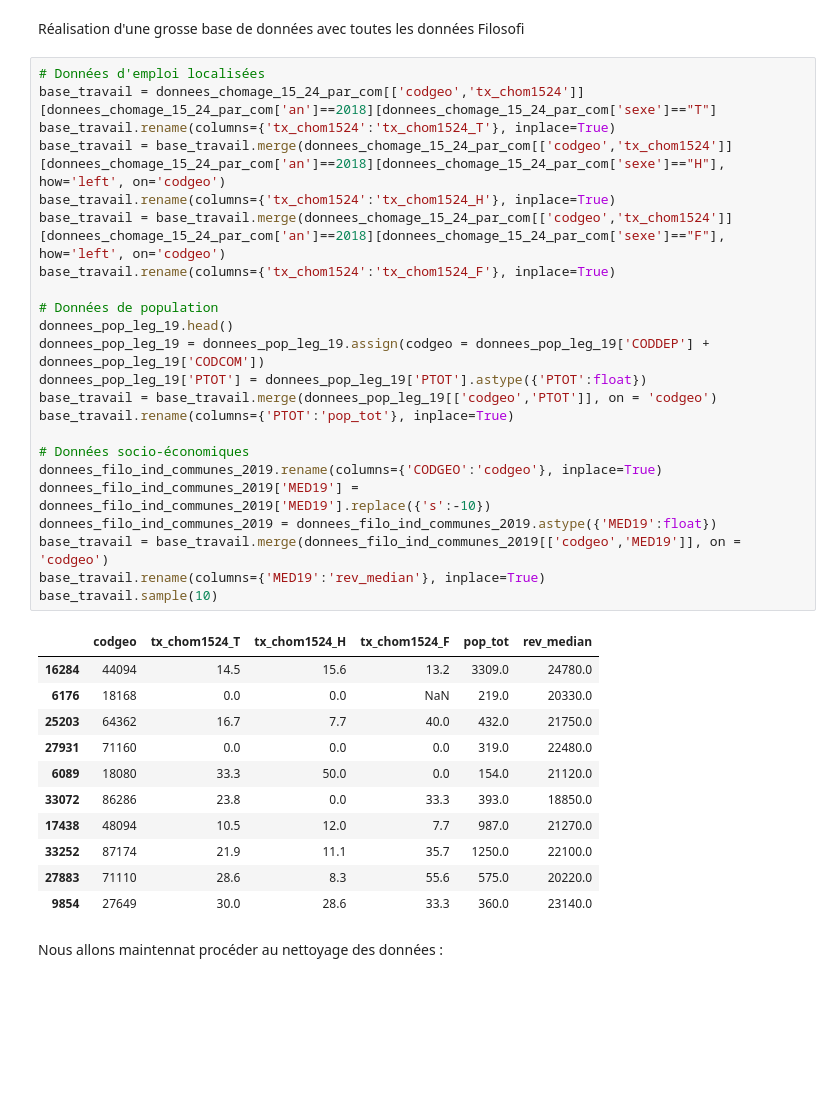
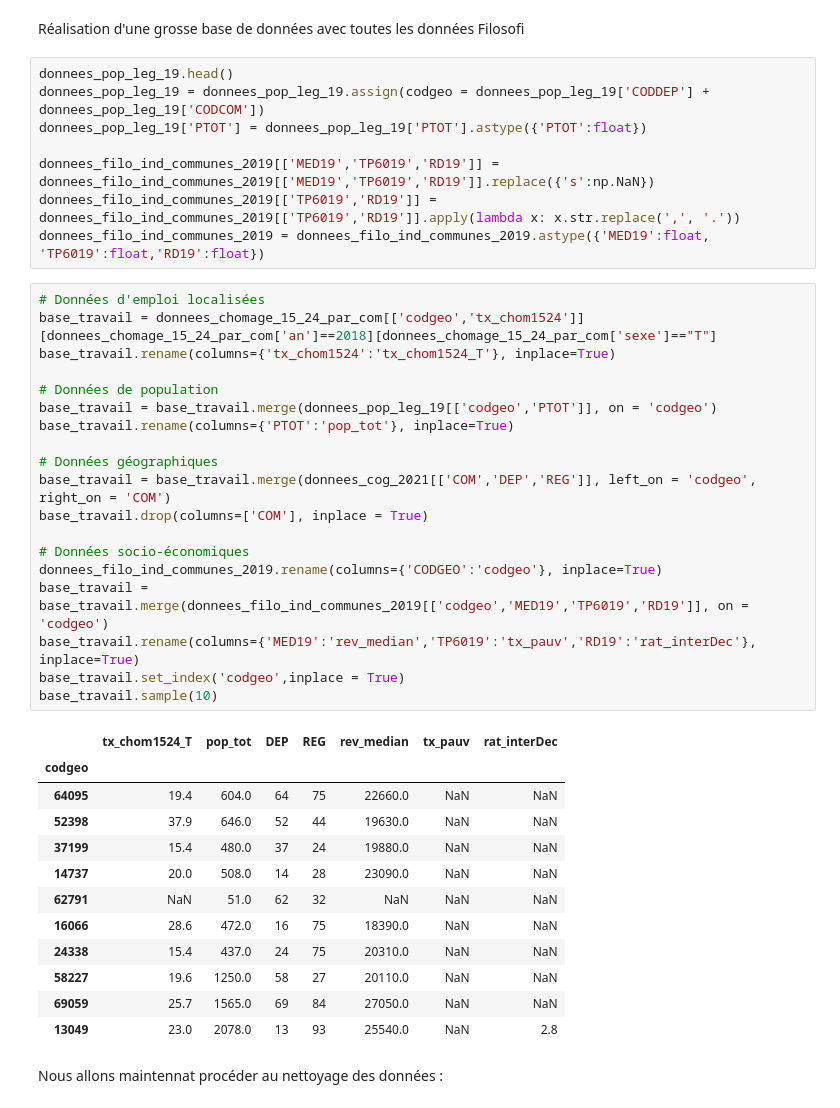
Before and after one commit to LeoMaurice/SportsParticipationEconomicGeographic, a Jupyter notebook: cleaningFilosofiCommunes.ipynb, the cells around one changed output. Saved outputs shown, nothing was run; the diff lists cells and outputs as text; blank space fills up the shorter version.

```diff
--- a/cleaningFilosofiCommunes.ipynb
+++ b/cleaningFilosofiCommunes.ipynb
@@ -277,41 +280,46 @@ else:
 Stored 'donnees_filo_ind_communes_2019' (DataFrame)
 # %% [markdown]
 Réalisation d'une grosse base de données avec toutes les données Filosofi
+# %%
+donnees_pop_leg_19.head()
+donnees_pop_leg_19 = donnees_pop_leg_19.assign(codgeo = donnees_pop_leg_19['CODDEP'] + donnees_pop_leg_19['CODCOM'])
+donnees_pop_leg_19['PTOT'] = donnees_pop_leg_19['PTOT'].astype({'PTOT':float})
+
+donnees_filo_ind_communes_2019[['MED19','TP6019','RD19']] = donnees_filo_ind_communes_2019[['MED19','TP6019','RD19']].replace({'s':np.NaN})
+donnees_filo_ind_communes_2019[['TP6019','RD19']] = donnees_filo_ind_communes_2019[['TP6019','RD19']].apply(lambda x: x.str.replace(',', '.'))
+donnees_filo_ind_communes_2019 = donnees_filo_ind_communes_2019.astype({'MED19':float, 'TP6019':float,'RD19':float})
 # %%
 # Données d'emploi localisées
 base_travail = donnees_chomage_15_24_par_com[['codgeo','tx_chom1524']][donnees_chomage_15_24_par_com['an']==2018][donnees_chomage_15_24_par_com['sexe']=="T"]
 base_travail.rename(columns={'tx_chom1524':'tx_chom1524_T'}, inplace=True)
-base_travail = base_travail.merge(donnees_chomage_15_24_par_com[['codgeo','tx_chom1524']][donnees_chomage_15_24_par_com['an']==2018][donnees_chomage_15_24_par_com['sexe']=="H"], how='left', on='codgeo')
-base_travail.rename(columns={'tx_chom1524':'tx_chom1524_H'}, inplace=True)
-base_travail = base_travail.merge(donnees_chomage_15_24_par_com[['codgeo','tx_chom1524']][donnees_chomage_15_24_par_com['an']==2018][donnees_chomage_15_24_par_com['sexe']=="F"], how='left', on='codgeo')
-base_travail.rename(columns={'tx_chom1524':'tx_chom1524_F'}, inplace=True)
 
 # Données de population
-donnees_pop_leg_19.head()
-donnees_pop_leg_19 = donnees_pop_leg_19.assign(codgeo = donnees_pop_leg_19['CODDEP'] + donnees_pop_leg_19['CODCOM'])
-donnees_pop_leg_19['PTOT'] = donnees_pop_leg_19['PTOT'].astype({'PTOT':float})
 base_travail = base_travail.merge(donnees_pop_leg_19[['codgeo','PTOT']], on = 'codgeo')
 base_travail.rename(columns={'PTOT':'pop_tot'}, inplace=True)
 
+# Données géographiques
+base_travail = base_travail.merge(donnees_cog_2021[['COM','DEP','REG']], left_on = 'codgeo', right_on = 'COM')
+base_travail.drop(columns=['COM'], inplace = True)
+
 # Données socio-économiques
 donnees_filo_ind_communes_2019.rename(columns={'CODGEO':'codgeo'}, inplace=True)
-donnees_filo_ind_communes_2019['MED19'] = donnees_filo_ind_communes_2019['MED19'].replace({'s':-10})
-donnees_filo_ind_communes_2019 = donnees_filo_ind_communes_2019.astype({'MED19':float})
-base_travail = base_travail.merge(donnees_filo_ind_communes_2019[['codgeo','MED19']], on = 'codgeo')
-base_travail.rename(columns={'MED19':'rev_median'}, inplace=True)
+base_travail = base_travail.merge(donnees_filo_ind_communes_2019[['codgeo','MED19','TP6019','RD19']], on = 'codgeo')
+base_travail.rename(columns={'MED19':'rev_median','TP6019':'tx_pauv','RD19':'rat_interDec'}, inplace=True)
+base_travail.set_index('codgeo',inplace = True)
 base_travail.sample(10)
 # %% [output]
-|  | codgeo | tx_chom1524_T | tx_chom1524_H | tx_chom1524_F | pop_tot | rev_median |
-| 16284 | 44094 | 14.5 | 15.6 | 13.2 | 3309.0 | 24780.0 |
-| 6176 | 18168 | 0.0 | 0.0 | NaN | 219.0 | 20330.0 |
-| 25203 | 64362 | 16.7 | 7.7 | 40.0 | 432.0 | 21750.0 |
-| 27931 | 71160 | 0.0 | 0.0 | 0.0 | 319.0 | 22480.0 |
-| 6089 | 18080 | 33.3 | 50.0 | 0.0 | 154.0 | 21120.0 |
-| 33072 | 86286 | 23.8 | 0.0 | 33.3 | 393.0 | 18850.0 |
-| 17438 | 48094 | 10.5 | 12.0 | 7.7 | 987.0 | 21270.0 |
-| 33252 | 87174 | 21.9 | 11.1 | 35.7 | 1250.0 | 22100.0 |
-| 27883 | 71110 | 28.6 | 8.3 | 55.6 | 575.0 | 20220.0 |
-| 9854 | 27649 | 30.0 | 28.6 | 33.3 | 360.0 | 23140.0 |
+|  | tx_chom1524_T | pop_tot | DEP | REG | rev_median | tx_pauv | rat_interDec |
+| codgeo |  |  |  |  |  |  |  |
+| 64095 | 19.4 | 604.0 | 64 | 75 | 22660.0 | NaN | NaN |
+| 52398 | 37.9 | 646.0 | 52 | 44 | 19630.0 | NaN | NaN |
+| 37199 | 15.4 | 480.0 | 37 | 24 | 19880.0 | NaN | NaN |
+| 14737 | 20.0 | 508.0 | 14 | 28 | 23090.0 | NaN | NaN |
+| 62791 | NaN | 51.0 | 62 | 32 | NaN | NaN | NaN |
+| 16066 | 28.6 | 472.0 | 16 | 75 | 18390.0 | NaN | NaN |
+| 24338 | 15.4 | 437.0 | 24 | 75 | 20310.0 | NaN | NaN |
+| 58227 | 19.6 | 1250.0 | 58 | 27 | 20110.0 | NaN | NaN |
+| 69059 | 25.7 | 1565.0 | 69 | 84 | 27050.0 | NaN | NaN |
+| 13049 | 23.0 | 2078.0 | 13 | 93 | 25540.0 | NaN | 2.8 |
 # %% [markdown]
 Nous allons maintennat procéder au nettoyage des données :
 # %%
```
Also changed, not shown: parts of 9 cells of this notebook.
